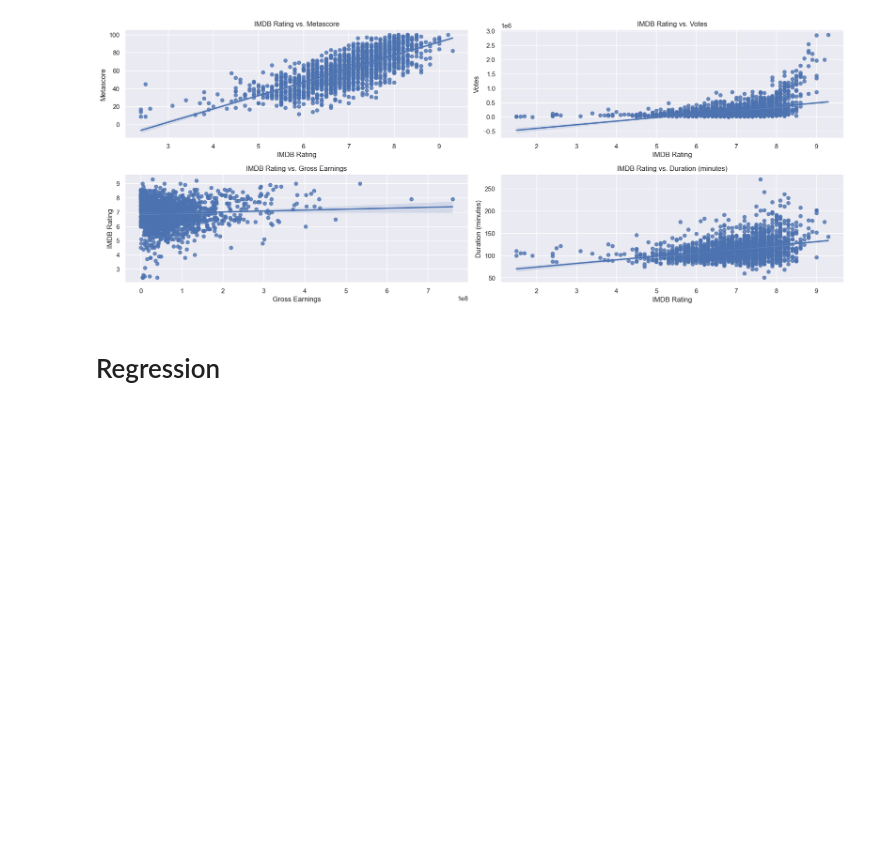
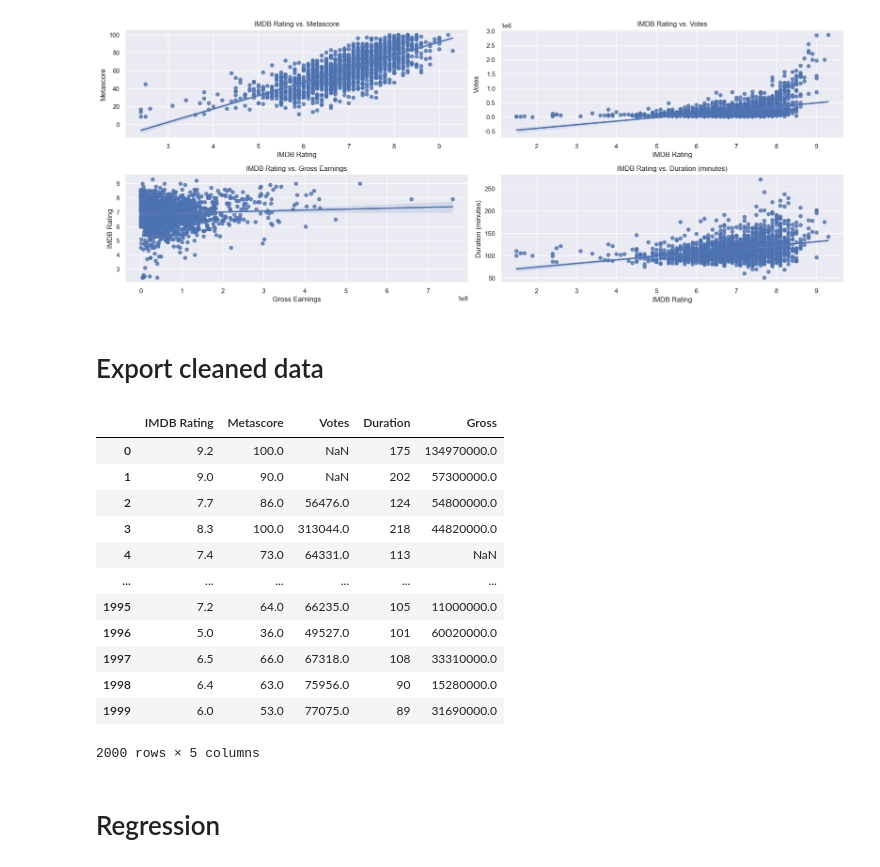
Before and after one commit to Yeesbae/SC1015_MiniProject, a Jupyter notebook: Project_imdb.ipynb, the cells around one changed output. Saved outputs shown, nothing was run; the diff lists cells and outputs as text; code cells hidden in the pictures; blank space fills up the shorter version.

```diff
--- a/Project_imdb.ipynb
+++ b/Project_imdb.ipynb
@@ -376,6 +376,31 @@ plt.tight_layout()
 plt.show()
 # %% [output]
 [figure]
+# %% [markdown]
+# Export cleaned data
+# %%
+RatingDF = pd.DataFrame(df['IMDB Rating'])
+MetascoreDF = pd.DataFrame(df['Metascore'])
+DurationDF = pd.DataFrame(df['Duration'])
+GrossDF = pd.DataFrame(df['Gross'])
+
+cleanedDF = pd.concat([RatingDF, MetascoreDF, voteDF, DurationDF, GrossDF], axis=1)
+# cleanedDF.to_csv('cleaned.csv') Run it only if you need to update it
+cleanedDF
+# %% [output]
+|  | IMDB Rating | Metascore | Votes | Duration | Gross |
+| 0 | 9.2 | 100.0 | NaN | 175 | 134970000.0 |
+| 1 | 9.0 | 90.0 | NaN | 202 | 57300000.0 |
+| 2 | 7.7 | 86.0 | 56476.0 | 124 | 54800000.0 |
+| 3 | 8.3 | 100.0 | 313044.0 | 218 | 44820000.0 |
+| 4 | 7.4 | 73.0 | 64331.0 | 113 | NaN |
+| ... | ... | ... | ... | ... | ... |
+| 1995 | 7.2 | 64.0 | 66235.0 | 105 | 11000000.0 |
+| 1996 | 5.0 | 36.0 | 49527.0 | 101 | 60020000.0 |
+| 1997 | 6.5 | 66.0 | 67318.0 | 108 | 33310000.0 |
+| 1998 | 6.4 | 63.0 | 75956.0 | 90 | 15280000.0 |
+| 1999 | 6.0 | 53.0 | 77075.0 | 89 | 31690000.0 |
+2000 rows × 5 columns
 # %% [markdown]
 # Regression
 # %% [markdown]
```
Also changed, not shown: parts of 2 cells of this notebook, 1 other file.
